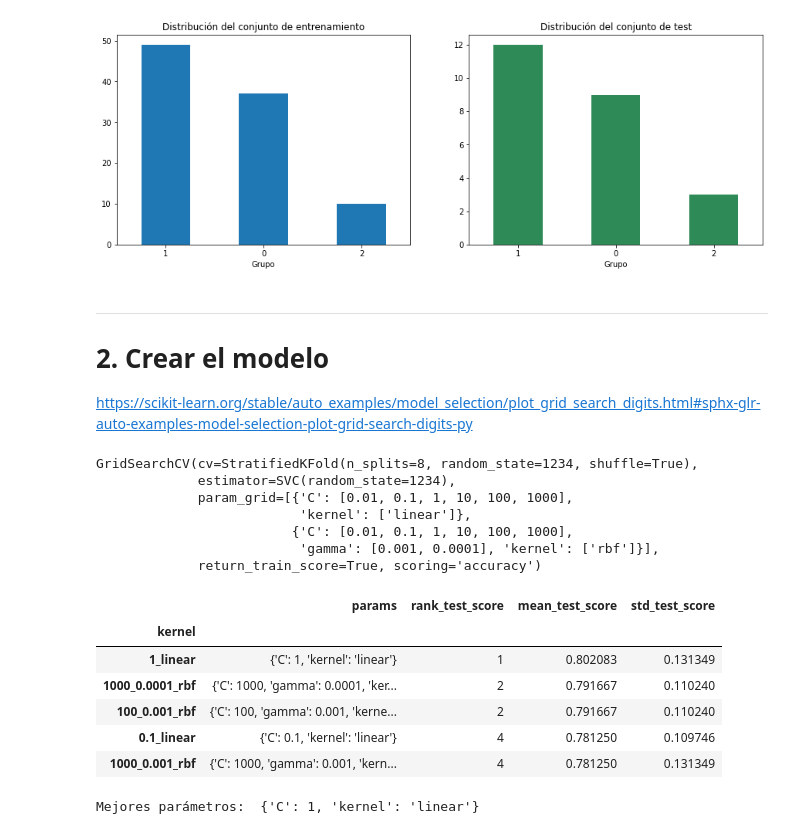
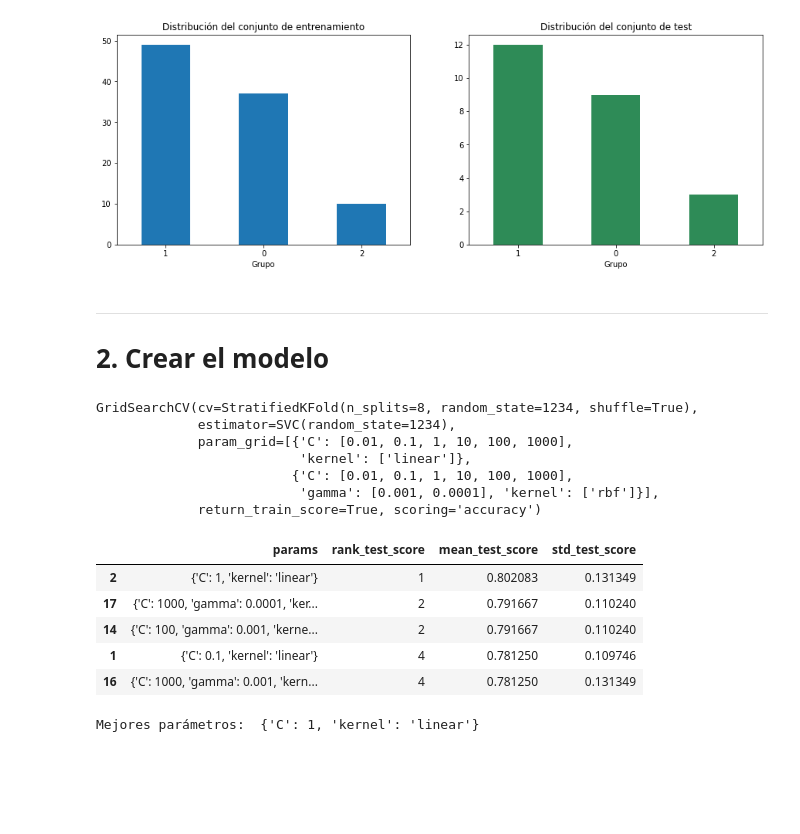
Before and after one commit to alberto-mm/TFM-diagnostico-diabetes-IA, a Jupyter notebook: svm.ipynb, the cells around one changed output. Cells and saved outputs as stored; diff of their text form; code cells hidden in the pictures; blank space fills up the shorter version.

Commit message:
Corrección del código para mostrar los mejores hiperparámetros

```diff
--- a/svm.ipynb
+++ b/svm.ipynb
@@ -132,8 +132,6 @@ plt.show()
 ---
 
 # 2. Crear el modelo
-
-https://scikit-learn.org/stable/auto_examples/model_selection/plot_grid_search_digits.html#sphx-glr-auto-examples-model-selection-plot-grid-search-digits-py
 # %%
 from sklearn.svm import SVC
 from sklearn.model_selection import GridSearchCV, StratifiedKFold
@@ -174,21 +172,17 @@ GridSearchCV(cv=StratifiedKFold(n_splits=8, random_state=1234, shuffle=True),
                           'gamma': [0.001, 0.0001], 'kernel': ['rbf']}],
              return_train_score=True, scoring='accuracy')
 # %%
-# Visualización de los resultados de la búsqueda
+# Visualización de los resultados de la búsqueda ordenados de mejor a peor
 df_resultados = pd.DataFrame(grid.cv_results_)
 df_resultados = df_resultados.sort_values(by=['rank_test_score'])
-df_resultados = df_resultados.set_index(
-    df_resultados["params"].apply(lambda x: '_'.join(str(val) for val in x.values()))
-).rename_axis("kernel")
 df_resultados[['params', 'rank_test_score', 'mean_test_score', 'std_test_score']].head()
 # %% [output]
 |  | params | rank_test_score | mean_test_score | std_test_score |
-| kernel |  |  |  |  |
-| 1_linear | {'C': 1, 'kernel': 'linear'} | 1 | 0.802083 | 0.131349 |
-| 1000_0.0001_rbf | {'C': 1000, 'gamma': 0.0001, 'ker... | 2 | 0.791667 | 0.110240 |
-| 100_0.001_rbf | {'C': 100, 'gamma': 0.001, 'kerne... | 2 | 0.791667 | 0.110240 |
-| 0.1_linear | {'C': 0.1, 'kernel': 'linear'} | 4 | 0.781250 | 0.109746 |
-| 1000_0.001_rbf | {'C': 1000, 'gamma': 0.001, 'kern... | 4 | 0.781250 | 0.131349 |
+| 2 | {'C': 1, 'kernel': 'linear'} | 1 | 0.802083 | 0.131349 |
+| 17 | {'C': 1000, 'gamma': 0.0001, 'ker... | 2 | 0.791667 | 0.110240 |
+| 14 | {'C': 100, 'gamma': 0.001, 'kerne... | 2 | 0.791667 | 0.110240 |
+| 1 | {'C': 0.1, 'kernel': 'linear'} | 4 | 0.781250 | 0.109746 |
+| 16 | {'C': 1000, 'gamma': 0.001, 'kern... | 4 | 0.781250 | 0.131349 |
 # %%
 # Se muestran los mejores parámetros
 print('Mejores parámetros: ', grid.best_params_)
```
Also changed, not shown: 3 other files.
